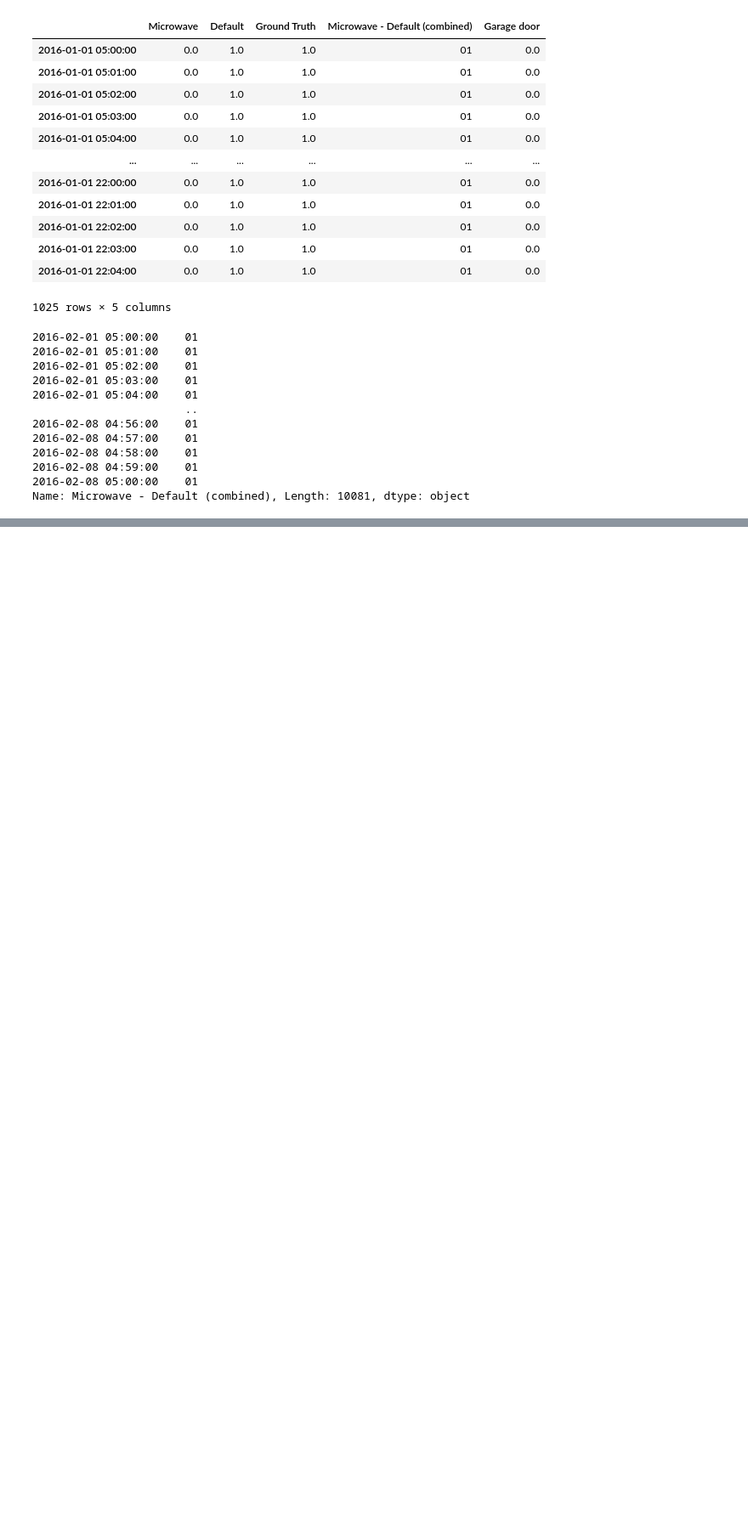
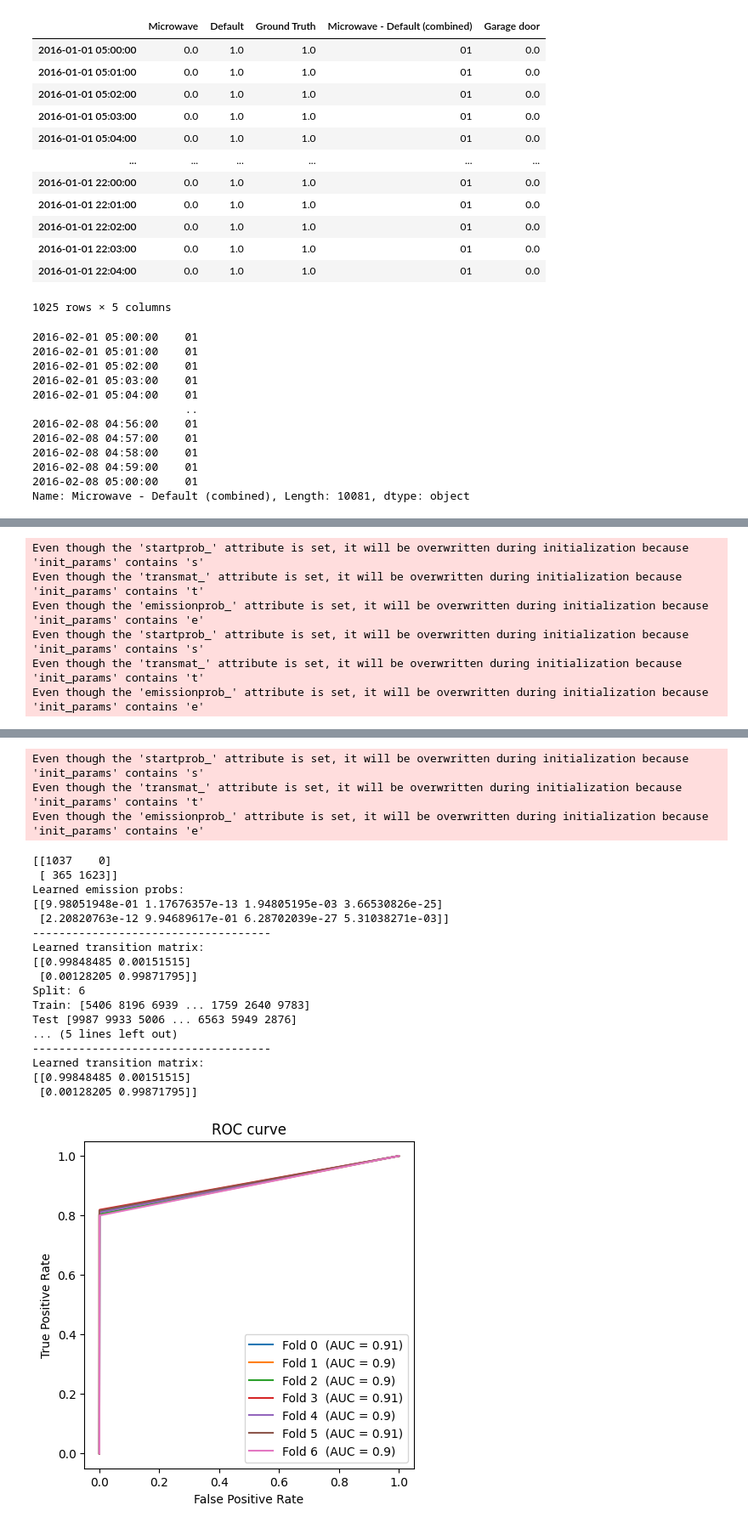
Before and after one commit to smartHome-LUCAMI/Projekt, a Jupyter notebook: testing.ipynb, the cells around one changed output, grey strips where cells are left out. Shown: that part at 85% size. Drawn from its saved outputs; the diff is of its cells as text; code cells hidden in the pictures; blank space fills up the shorter version.

```diff
--- a/testing.ipynb
+++ b/testing.ipynb
@@ -350,0 +224,3 @@ Learned transition matrix:
+# %%
+model_categorical.fit(x)
+logprob, state_ests = model_categorical.decode(x)
@@ -350,0 +244,3 @@ Learned transition matrix:
+# %%
+model_gauss.fit(x)
+logprob, state_ests = model_gauss.decode(x)
@@ -350,0 +271,47 @@ Learned transition matrix:
+# %%
+ss = ShuffleSplit(n_splits=7, test_size=0.3)
+fig, ax = plt.subplots(figsize=(5, 5))
+
+for split_number, (train_index, test_index) in enumerate(ss.split(x, y)):
+    print("Split:", split_number)
+
+    # print("Start: ", model.startprob_, "Transmission: ", model.transmat_, "Emission :", model.emissionprob_)
+
+    X_train, X_test = x[train_index], x[test_index]
+    y_train, y_test = y[train_index], y[test_index]
+
+    print("Train:", train_index)
+    print("Test", test_index)
+
+    X_train = X_train.astype(int)
+
+    # Fit the model and predict probabilities for the test set
+    model_categorical.fit(X_train)
+    logprob, state_ests = model_multi.decode(X_test)
+
+    y_pred_proba = state_ests
+
+    fpr, tpr, _ = roc_curve(y_test, y_pred_proba)
+    auc_score = roc_auc_score(y_test, y_pred_proba)
+
+    print(confusion_matrix(y[test_index], y_pred_proba))
+
+    # Plot the ROC curve for the current fold
+    ax.plot(
+        fpr, tpr, label="Fold {}  (AUC = {})".format(split_number, round(auc_score, 2))
+    )
+
+    print("Learned emission probs:")
+    print(model_multi.emissionprob_)
+    print("------------------------------------")
+    print("Learned transition matrix:")
+    print(model_multi.transmat_)
+
+
+# Plot the ROC curve
+plt.xlabel("False Positive Rate")
+plt.ylabel("True Positive Rate")
+plt.title("ROC curve")
+plt.legend()
+plt.show()
+# %% [output]
@@ -350,0 +362,6 @@ Learned transition matrix:
+Even though the 'startprob_' attribute is set, it will be overwritten during initialization because 'init_params' contains 's'
+Even though the 'transmat_' attribute is set, it will be overwritten during initialization because 'init_params' contains 't'
+Even though the 'emissionprob_' attribute is set, it will be overwritten during initialization because 'init_params' contains 'e'
+Even though the 'startprob_' attribute is set, it will be overwritten during initialization because 'init_params' contains 's'
+Even though the 'transmat_' attribute is set, it will be overwritten during initialization because 'init_params' contains 't'
+Even though the 'emissionprob_' attribute is set, it will be overwritten during initialization because 'init_params' contains 'e'
@@ -350,0 +385,21 @@ Learned transition matrix:
+Even though the 'startprob_' attribute is set, it will be overwritten during initialization because 'init_params' contains 's'
+Even though the 'transmat_' attribute is set, it will be overwritten during initialization because 'init_params' contains 't'
+Even though the 'emissionprob_' attribute is set, it will be overwritten during initialization because 'init_params' contains 'e'
+[[1037    0]
+ [ 365 1623]]
+Learned emission probs:
+[[9.98051948e-01 1.17676357e-13 1.94805195e-03 3.66530826e-25]
+ [2.20820763e-12 9.94689617e-01 6.28702039e-27 5.31038271e-03]]
+------------------------------------
+Learned transition matrix:
+[[0.99848485 0.00151515]
+ [0.00128205 0.99871795]]
+Split: 6
+Train: [5406 8196 6939 ... 1759 2640 9783]
+Test [9987 9933 5006 ... 6563 5949 2876]
+... (5 lines left out)
+------------------------------------
+Learned transition matrix:
+[[0.99848485 0.00151515]
+ [0.00128205 0.99871795]]
+[figure, added]
```
Also changed, not shown: parts of 13 cells of this notebook, 6 other files.
